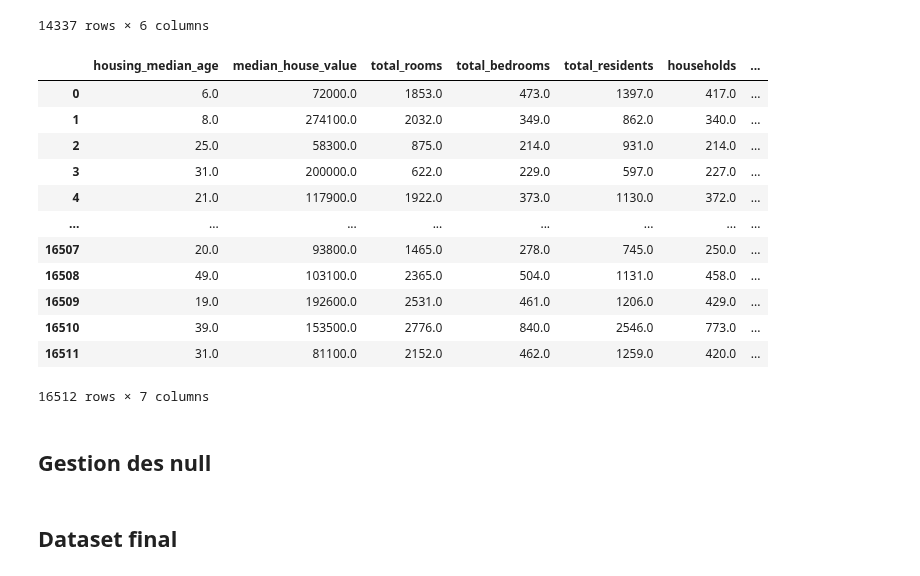
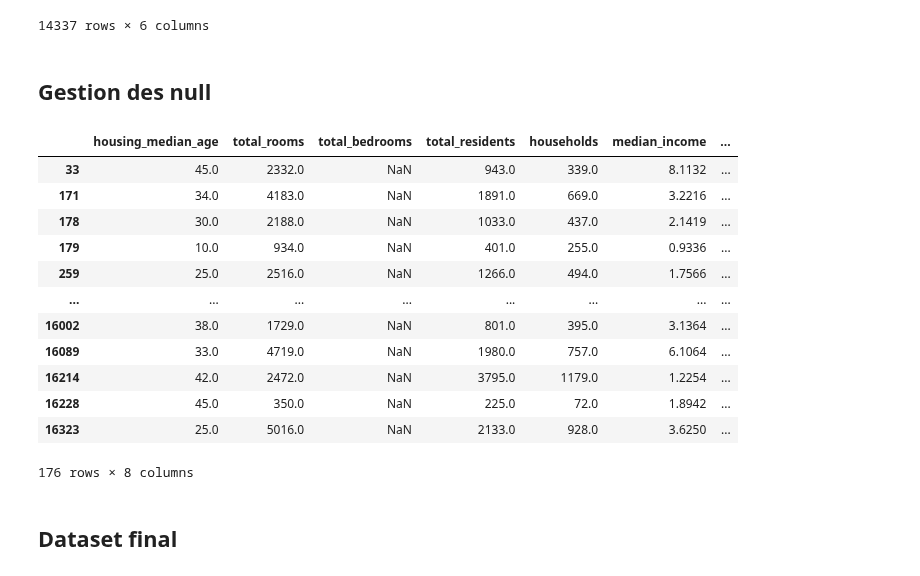
Before and after one commit to GuldenerCamille/immobilier_sillicon_valley, a Jupyter notebook: notebooks/notebook_EDA.ipynb, the cells around one changed output. Cells and saved outputs as stored; diff of their text form; code cells hidden in the pictures.

Commit message:
function to observe null values + cleaning notebook

```diff
--- a/notebooks/notebook_EDA.ipynb
+++ b/notebooks/notebook_EDA.ipynb
@@ -217,25 +236,6 @@ house_age_price.first()
 |  | 500000.0 | 2994.0 | 821.0 | 1240.0 | 779.0 | ... |
 |  | 500001.0 | 3146.0 | 478.0 | 1143.0 | 455.0 | ... |
 14337 rows × 6 columns
-# %%
-# dataframe des valeurs numeriques uniquement
-
-num_value = df_immobilier[['housing_median_age','median_house_value','total_rooms','total_bedrooms','total_residents','households','median_income']]
-num_value
-# %% [output]
-|  | housing_median_age | median_house_value | total_rooms | total_bedrooms | total_residents | households | ... |
-| 0 | 6.0 | 72000.0 | 1853.0 | 473.0 | 1397.0 | 417.0 | ... |
-| 1 | 8.0 | 274100.0 | 2032.0 | 349.0 | 862.0 | 340.0 | ... |
-| 2 | 25.0 | 58300.0 | 875.0 | 214.0 | 931.0 | 214.0 | ... |
-| 3 | 31.0 | 200000.0 | 622.0 | 229.0 | 597.0 | 227.0 | ... |
-| 4 | 21.0 | 117900.0 | 1922.0 | 373.0 | 1130.0 | 372.0 | ... |
-| ... | ... | ... | ... | ... | ... | ... | ... |
-| 16507 | 20.0 | 93800.0 | 1465.0 | 278.0 | 745.0 | 250.0 | ... |
-| 16508 | 49.0 | 103100.0 | 2365.0 | 504.0 | 1131.0 | 458.0 | ... |
-| 16509 | 19.0 | 192600.0 | 2531.0 | 461.0 | 1206.0 | 429.0 | ... |
-| 16510 | 39.0 | 153500.0 | 2776.0 | 840.0 | 2546.0 | 773.0 | ... |
-| 16511 | 31.0 | 81100.0 | 2152.0 | 462.0 | 1259.0 | 420.0 | ... |
-16512 rows × 7 columns
 # %%
 # graph3 sur median_value
 
@@ -243,5 +243,23 @@ df_immobilier = sns.load_dataset("df_immobilier")
 sns.histplot(data=df_immobilier, x="median_house_value")
 # %% [markdown]
 ## Gestion des null <a class="anchor" id="null"></a>
+# %%
+# Observation des valeurs null
+
+df_immobilier[df_immobilier.isnull().any(axis=1)]
+# %% [output]
+|  | housing_median_age | total_rooms | total_bedrooms | total_residents | households | median_income | ... |
+| 33 | 45.0 | 2332.0 | NaN | 943.0 | 339.0 | 8.1132 | ... |
+| 171 | 34.0 | 4183.0 | NaN | 1891.0 | 669.0 | 3.2216 | ... |
+| 178 | 30.0 | 2188.0 | NaN | 1033.0 | 437.0 | 2.1419 | ... |
+| 179 | 10.0 | 934.0 | NaN | 401.0 | 255.0 | 0.9336 | ... |
+| 259 | 25.0 | 2516.0 | NaN | 1266.0 | 494.0 | 1.7566 | ... |
+| ... | ... | ... | ... | ... | ... | ... | ... |
+| 16002 | 38.0 | 1729.0 | NaN | 801.0 | 395.0 | 3.1364 | ... |
+| 16089 | 33.0 | 4719.0 | NaN | 1980.0 | 757.0 | 6.1064 | ... |
+| 16214 | 42.0 | 2472.0 | NaN | 3795.0 | 1179.0 | 1.2254 | ... |
+| 16228 | 45.0 | 350.0 | NaN | 225.0 | 72.0 | 1.8942 | ... |
+| 16323 | 25.0 | 5016.0 | NaN | 2133.0 | 928.0 | 3.6250 | ... |
+176 rows × 8 columns
 # %% [markdown]
 ## Dataset final <a class="anchor" id="final"></a>
```
Also changed, not shown: parts of 1 cell of this notebook.
